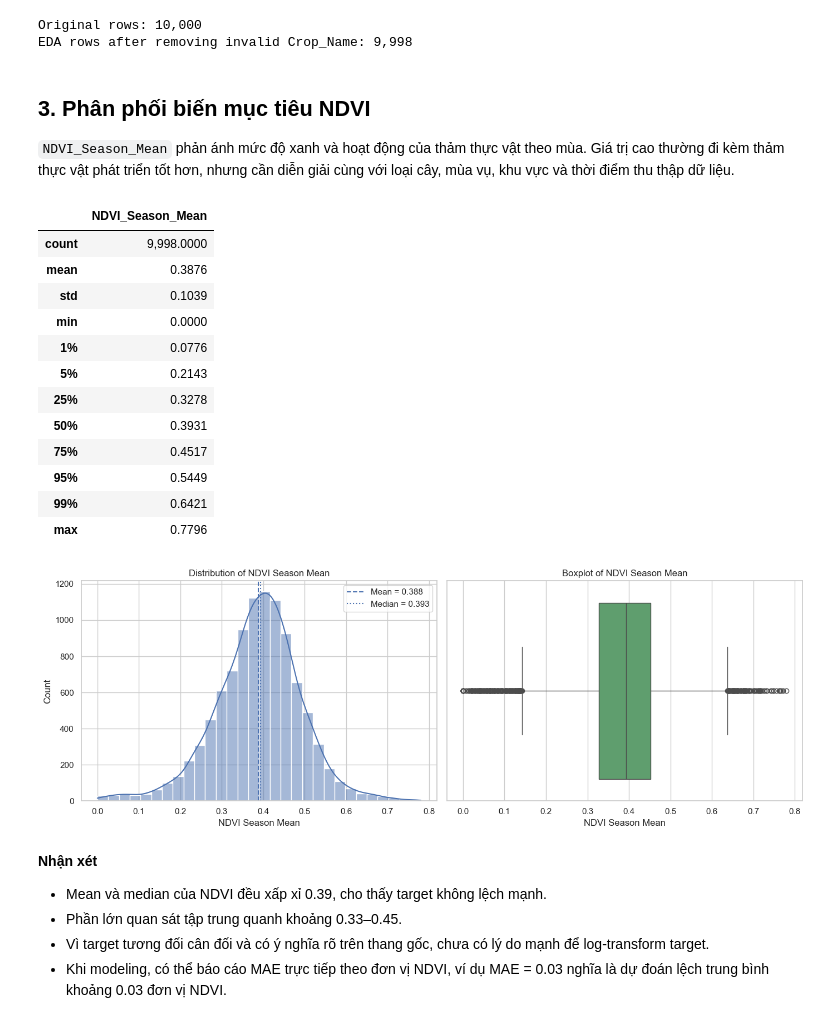
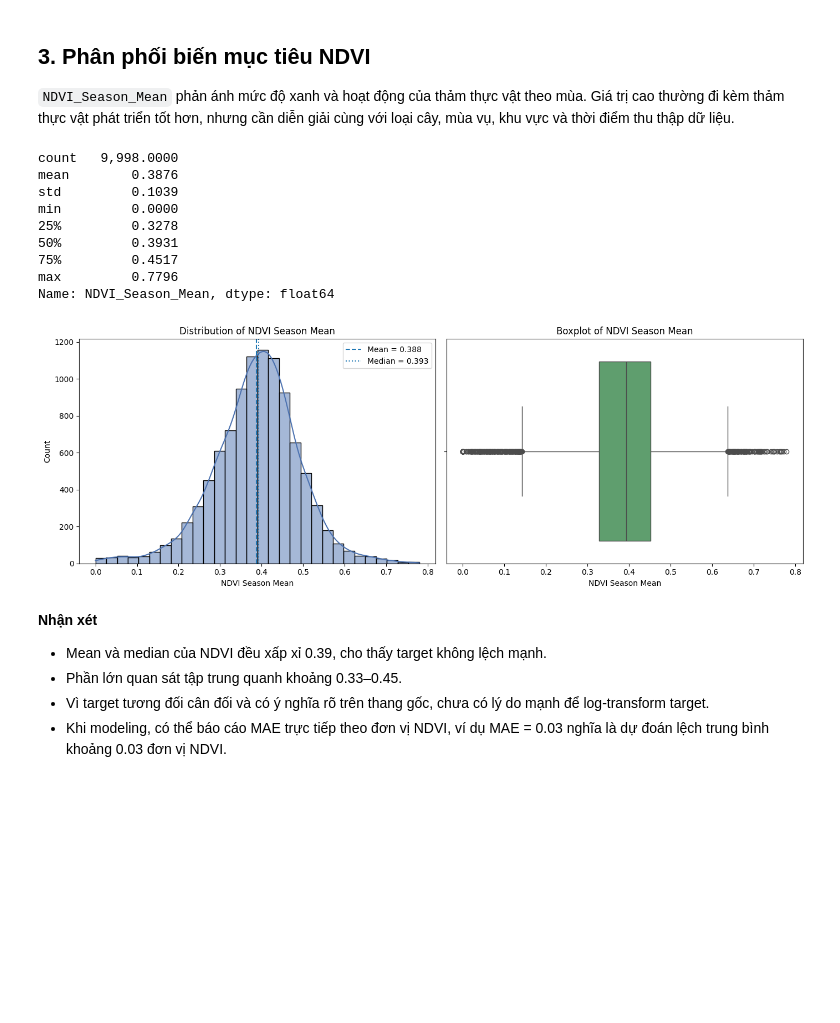
Before and after one commit to AKANEMO22/ADY201m---SU26, a Jupyter notebook: 3. EDA/EDA_Improved_Revised.ipynb, the cells around one changed output. Cells and saved outputs as stored; diff of their text form; code cells hidden in the pictures; blank space fills up the shorter version.

```diff
--- a/3. EDA/EDA_Improved_Revised.ipynb
+++ b/3. EDA/EDA_Improved_Revised.ipynb
@@ -5,12 +5,6 @@ import matplotlib.pyplot as plt
 import seaborn as sns
 import plotly.express as px
 
-sns.set_theme(style="whitegrid")
-pd.set_option("display.max_columns", None)
-pd.set_option("display.float_format", lambda x: f"{x:,.4f}")
 
-
+df = pd.read_csv('Agri_Data_Cleaned.csv')
 target = "NDVI_Season_Mean"
-df = pd.read_csv('Agri_Data_Cleaned.csv')
-
-df.head()
@@ -243,59 +28,44 @@ Rows with Crop_Name = '#REF!': 2
-# %%
-df_eda = df[df["Crop_Name"] != "#REF!"].copy()
-
-print(f"Original rows: {len(df):,}")
-print(f"EDA rows after removing invalid Crop_Name: {len(df_eda):,}")
-# %% [output]
-Original rows: 10,000
-EDA rows after removing invalid Crop_Name: 9,998
 # %% [markdown]
 ## 3. Phân phối biến mục tiêu NDVI
 
 `NDVI_Season_Mean` phản ánh mức độ xanh và hoạt động của thảm thực vật theo mùa. Giá trị cao thường đi kèm thảm thực vật phát triển tốt hơn, nhưng cần diễn giải cùng với loại cây, mùa vụ, khu vực và thời điểm thu thập dữ liệu.
 # %%
-target_stats = df_eda[target].describe(
-    percentiles=[0.01, 0.05, 0.25, 0.5, 0.75, 0.95, 0.99]
-)
-display(target_stats.to_frame())
+print(df[target].describe())
 
 fig, axes = plt.subplots(1, 2, figsize=(14, 5))
 
-sns.histplot(df_eda[target], bins=30, kde=True, color="#4C72B0", ax=axes[0])
+sns.histplot(df[target], bins=30, kde=True, color="#4C72B0", ax=axes[0])
 axes[0].axvline(
-    df_eda[target].mean(),
+    df[target].mean(),
     linestyle="--",
-    label=f"Mean = {df_eda[target].mean():.3f}"
+    label=f"Mean = {df[target].mean():.3f}"
 )
 axes[0].axvline(
-    df_eda[target].median(),
+    df[target].median(),
     linestyle=":",
-    label=f"Median = {df_eda[target].median():.3f}"
+    label=f"Median = {df[target].median():.3f}"
 )
 axes[0].set_title("Distribution of NDVI Season Mean")
 axes[0].set_xlabel("NDVI Season Mean")
 axes[0].legend()
 
-sns.boxplot(x=df_eda[target], color="#55A868", ax=axes[1])
+sns.boxplot(x=df[target], color="#55A868", ax=axes[1])
 axes[1].set_title("Boxplot of NDVI Season Mean")
 axes[1].set_xlabel("NDVI Season Mean")
 
 plt.tight_layout()
 plt.show()
 # %% [output]
-|  | NDVI_Season_Mean |
-| count | 9,998.0000 |
-| mean | 0.3876 |
-| std | 0.1039 |
-| min | 0.0000 |
-| 1% | 0.0776 |
-| 5% | 0.2143 |
-| 25% | 0.3278 |
-| 50% | 0.3931 |
-| 75% | 0.4517 |
-| 95% | 0.5449 |
-| 99% | 0.6421 |
-| max | 0.7796 |
+count   9,998.0000
+mean        0.3876
+std         0.1039
+min         0.0000
+25%         0.3278
+50%         0.3931
+75%         0.4517
+max         0.7796
+Name: NDVI_Season_Mean, dtype: float64
-[figure, old version]
+[figure, new version]
 # %% [markdown]
 **Nhận xét**
 
```
Also changed, not shown: parts of 14 cells of this notebook.
